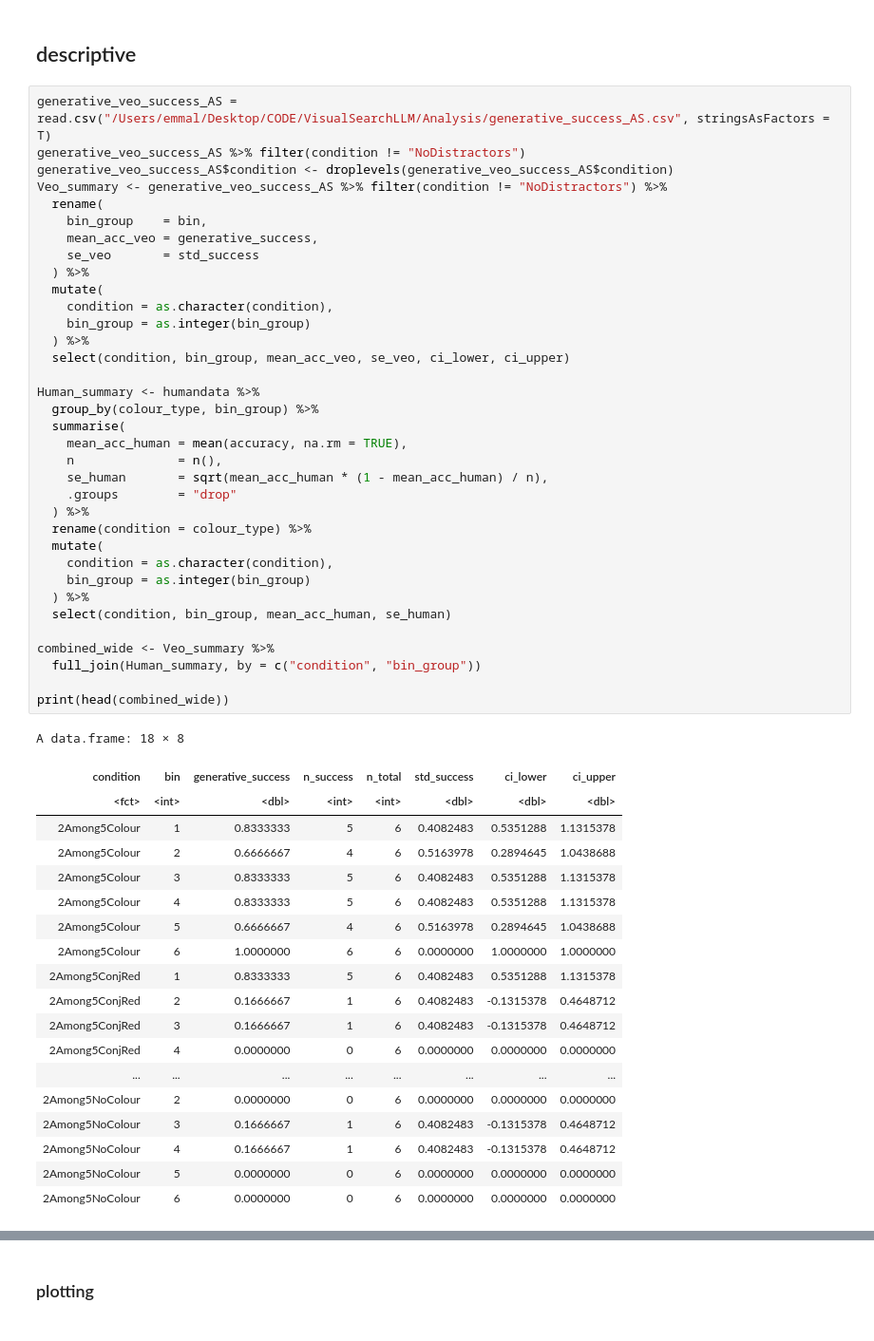
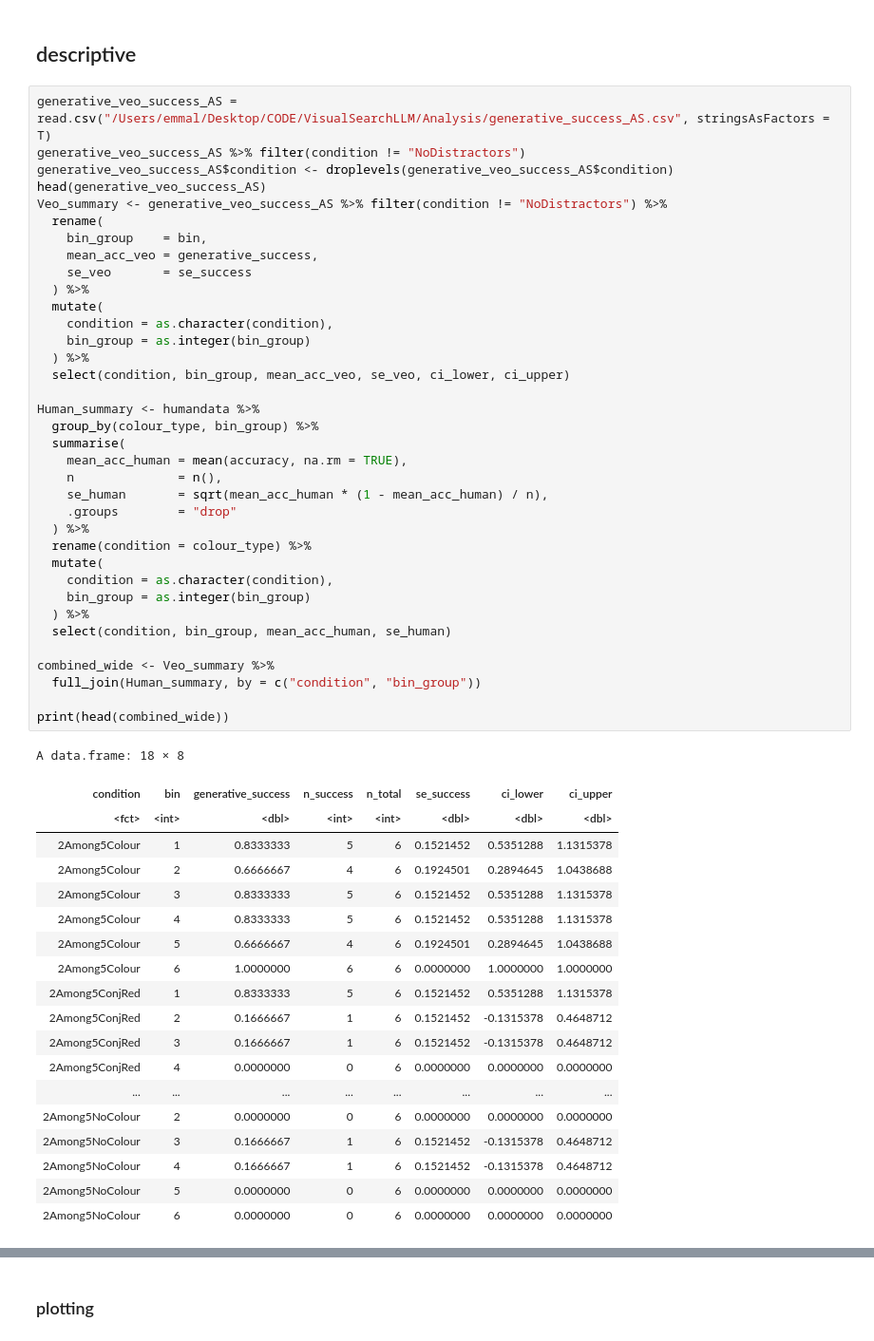
Before and after one commit to emmalerichter/VisualSearchLLM, a Jupyter notebook: Analysis/Hypothesis1R-AS.ipynb, the cells around one changed output, grey strips where cells are left out. Shown at 95% size. Saved outputs shown, nothing was run; the diff lists cells and outputs as text.

```diff
--- a/Analysis/Hypothesis1R-AS.ipynb
+++ b/Analysis/Hypothesis1R-AS.ipynb
@@ -443,54 +475,55 @@ X-squared = 22.041, df = 2, p-value = 1.636e-05
 generative_veo_success_AS = read.csv("/Users/emmal/Desktop/CODE/VisualSearchLLM/Analysis/generative_success_AS.csv", stringsAsFactors = T)
 generative_veo_success_AS %>% filter(condition != "NoDistractors")
 generative_veo_success_AS$condition <- droplevels(generative_veo_success_AS$condition)
+head(generative_veo_success_AS)
 Veo_summary <- generative_veo_success_AS %>% filter(condition != "NoDistractors") %>%
   rename(
     bin_group    = bin,
     mean_acc_veo = generative_success,
-    se_veo       = std_success
+    se_veo       = se_success
   ) %>%
   mutate(
     condition = as.character(condition),
     bin_group = as.integer(bin_group)
   ) %>%
   select(condition, bin_group, mean_acc_veo, se_veo, ci_lower, ci_upper)
 
 Human_summary <- humandata %>%
   group_by(colour_type, bin_group) %>%
   summarise(
     mean_acc_human = mean(accuracy, na.rm = TRUE),
     n              = n(),
     se_human       = sqrt(mean_acc_human * (1 - mean_acc_human) / n),
     .groups        = "drop"
   ) %>%
   rename(condition = colour_type) %>%
   mutate(
     condition = as.character(condition),
     bin_group = as.integer(bin_group)
   ) %>%
   select(condition, bin_group, mean_acc_human, se_human)
 
 combined_wide <- Veo_summary %>%
   full_join(Human_summary, by = c("condition", "bin_group"))
 
 print(head(combined_wide))
 # %% [output]
 A data.frame: 18 × 8
-| condition | bin | generative_success | n_success | n_total | std_success | ci_lower | ci_upper |
+| condition | bin | generative_success | n_success | n_total | se_success | ci_lower | ci_upper |
 | <fct> | <int> | <dbl> | <int> | <int> | <dbl> | <dbl> | <dbl> |
-| 2Among5Colour | 1 | 0.8333333 | 5 | 6 | 0.4082483 | 0.5351288 | 1.1315378 |
-| 2Among5Colour | 2 | 0.6666667 | 4 | 6 | 0.5163978 | 0.2894645 | 1.0438688 |
-| 2Among5Colour | 3 | 0.8333333 | 5 | 6 | 0.4082483 | 0.5351288 | 1.1315378 |
-| 2Among5Colour | 4 | 0.8333333 | 5 | 6 | 0.4082483 | 0.5351288 | 1.1315378 |
-| 2Among5Colour | 5 | 0.6666667 | 4 | 6 | 0.5163978 | 0.2894645 | 1.0438688 |
+| 2Among5Colour | 1 | 0.8333333 | 5 | 6 | 0.1521452 | 0.5351288 | 1.1315378 |
+| 2Among5Colour | 2 | 0.6666667 | 4 | 6 | 0.1924501 | 0.2894645 | 1.0438688 |
+| 2Among5Colour | 3 | 0.8333333 | 5 | 6 | 0.1521452 | 0.5351288 | 1.1315378 |
+| 2Among5Colour | 4 | 0.8333333 | 5 | 6 | 0.1521452 | 0.5351288 | 1.1315378 |
+| 2Among5Colour | 5 | 0.6666667 | 4 | 6 | 0.1924501 | 0.2894645 | 1.0438688 |
 | 2Among5Colour | 6 | 1.0000000 | 6 | 6 | 0.0000000 | 1.0000000 | 1.0000000 |
-| 2Among5ConjRed | 1 | 0.8333333 | 5 | 6 | 0.4082483 | 0.5351288 | 1.1315378 |
-| 2Among5ConjRed | 2 | 0.1666667 | 1 | 6 | 0.4082483 | -0.1315378 | 0.4648712 |
-| 2Among5ConjRed | 3 | 0.1666667 | 1 | 6 | 0.4082483 | -0.1315378 | 0.4648712 |
+| 2Among5ConjRed | 1 | 0.8333333 | 5 | 6 | 0.1521452 | 0.5351288 | 1.1315378 |
+| 2Among5ConjRed | 2 | 0.1666667 | 1 | 6 | 0.1521452 | -0.1315378 | 0.4648712 |
+| 2Among5ConjRed | 3 | 0.1666667 | 1 | 6 | 0.1521452 | -0.1315378 | 0.4648712 |
 | 2Among5ConjRed | 4 | 0.0000000 | 0 | 6 | 0.0000000 | 0.0000000 | 0.0000000 |
 | ... | ... | ... | ... | ... | ... | ... | ... |
 | 2Among5NoColour | 2 | 0.0000000 | 0 | 6 | 0.0000000 | 0.0000000 | 0.0000000 |
-| 2Among5NoColour | 3 | 0.1666667 | 1 | 6 | 0.4082483 | -0.1315378 | 0.4648712 |
-| 2Among5NoColour | 4 | 0.1666667 | 1 | 6 | 0.4082483 | -0.1315378 | 0.4648712 |
+| 2Among5NoColour | 3 | 0.1666667 | 1 | 6 | 0.1521452 | -0.1315378 | 0.4648712 |
+| 2Among5NoColour | 4 | 0.1666667 | 1 | 6 | 0.1521452 | -0.1315378 | 0.4648712 |
 | 2Among5NoColour | 5 | 0.0000000 | 0 | 6 | 0.0000000 | 0.0000000 | 0.0000000 |
 | 2Among5NoColour | 6 | 0.0000000 | 0 | 6 | 0.0000000 | 0.0000000 | 0.0000000 |
```
Also changed, not shown: parts of 19 cells of this notebook, 2 other files.
